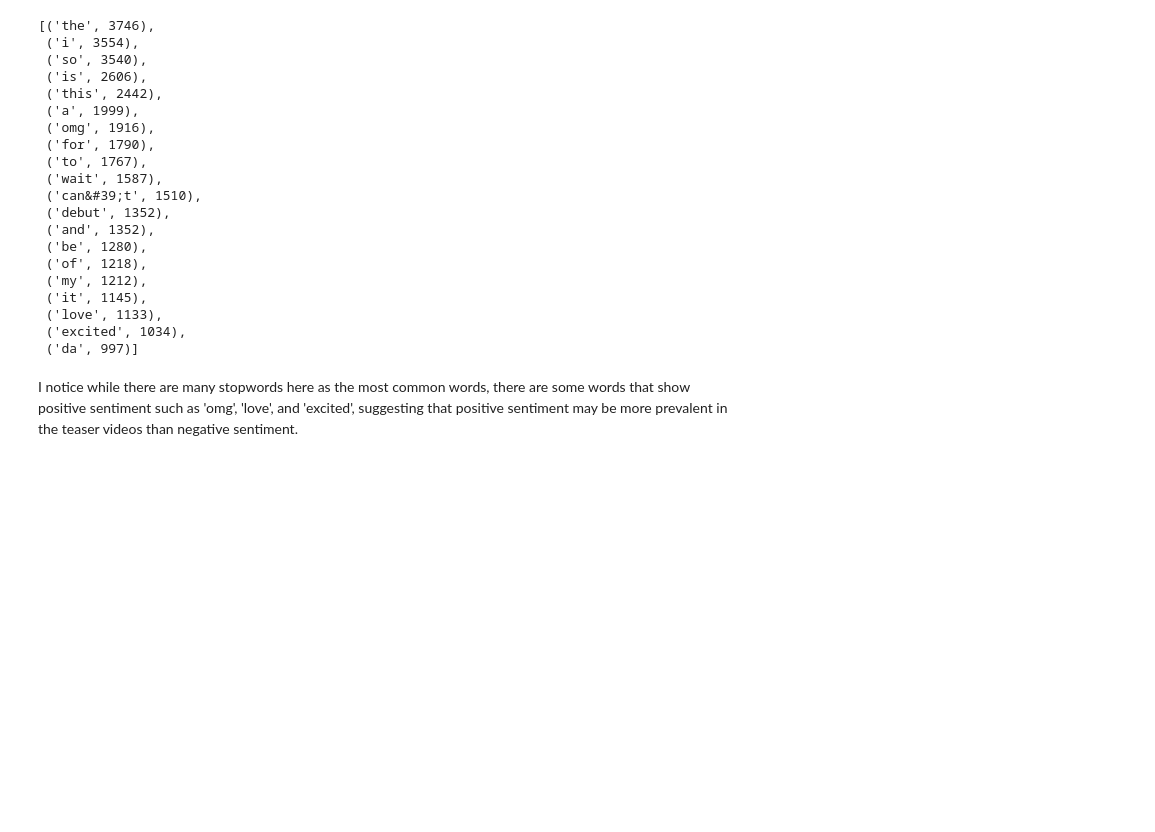
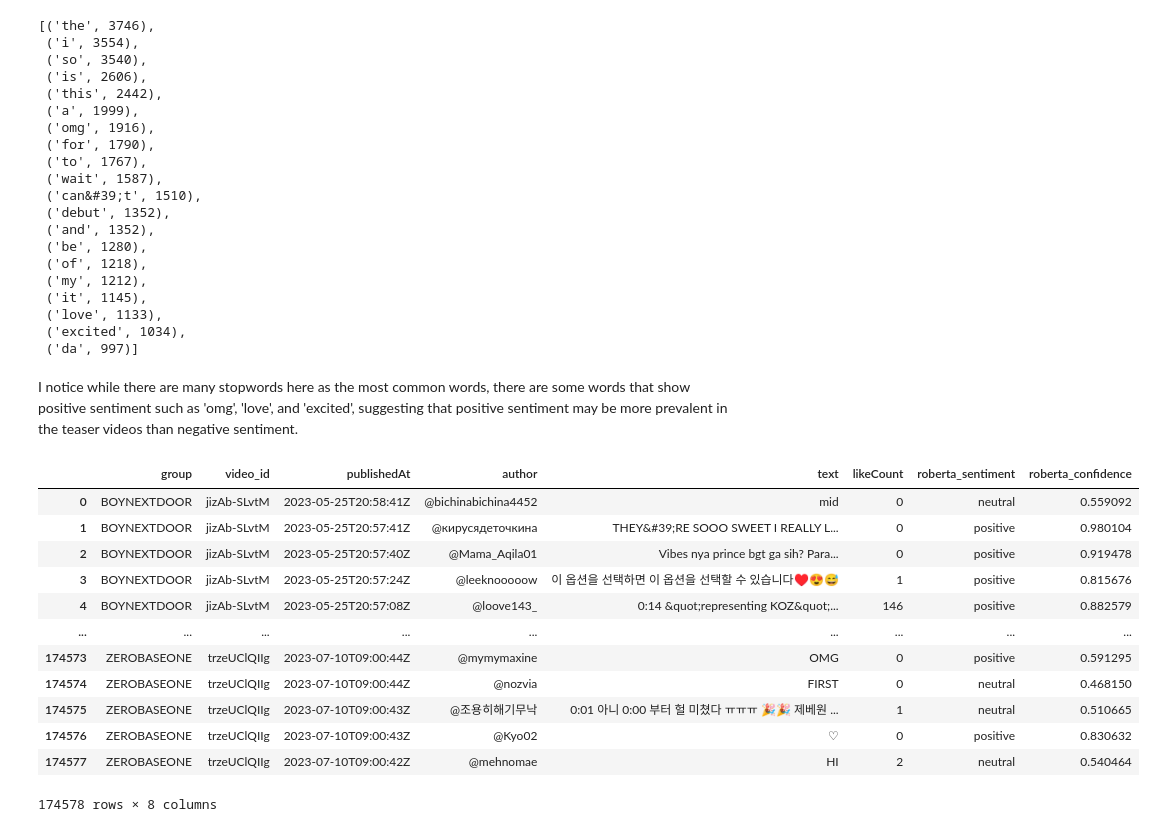
Before and after one commit to TkieuSU/hype-gap-youtube-sentiment, a Jupyter notebook: clean_teaser_comments.ipynb, the cells around one changed output. Drawn from its saved outputs; the diff is of its cells as text; code cells hidden in the pictures; blank space fills up the shorter version.

```diff
--- a/clean_teaser_comments.ipynb
+++ b/clean_teaser_comments.ipynb
@@ -158,3 +158,21 @@ Counter(words).most_common(20)
  ('da', 997)]
 # %% [markdown]
 I notice while there are many stopwords here as the most common words, there are some words that show positive sentiment such as 'omg', 'love', and 'excited', suggesting that positive sentiment may be more prevalent in the teaser videos than negative sentiment.
+# %%
+data = pd.read_csv('./data/debut_sentimental_analysis_roberta.csv')
+# %%
+data
+# %% [output]
+|  | group | video_id | publishedAt | author | text | likeCount | roberta_sentiment | roberta_confidence |
+| 0 | BOYNEXTDOOR | jizAb-SLvtM | 2023-05-25T20:58:41Z | @bichinabichina4452 | mid | 0 | neutral | 0.559092 |
+| 1 | BOYNEXTDOOR | jizAb-SLvtM | 2023-05-25T20:57:41Z | @кирусядеточкина | THEY&#39;RE SOOO SWEET I REALLY L... | 0 | positive | 0.980104 |
+| 2 | BOYNEXTDOOR | jizAb-SLvtM | 2023-05-25T20:57:40Z | @Mama_Aqila01 | Vibes nya prince bgt ga sih? Para... | 0 | positive | 0.919478 |
+| 3 | BOYNEXTDOOR | jizAb-SLvtM | 2023-05-25T20:57:24Z | @leeknooooow | 이 옵션을 선택하면 이 옵션을 선택할 수 있습니다♥️😍😅 | 1 | positive | 0.815676 |
+| 4 | BOYNEXTDOOR | jizAb-SLvtM | 2023-05-25T20:57:08Z | @loove143_ | 0:14 &quot;representing KOZ&quot;... | 146 | positive | 0.882579 |
+| ... | ... | ... | ... | ... | ... | ... | ... | ... |
+| 174573 | ZEROBASEONE | trzeUClQIIg | 2023-07-10T09:00:44Z | @mymymaxine | OMG | 0 | positive | 0.591295 |
+| 174574 | ZEROBASEONE | trzeUClQIIg | 2023-07-10T09:00:44Z | @nozvia | FIRST | 0 | neutral | 0.468150 |
+| 174575 | ZEROBASEONE | trzeUClQIIg | 2023-07-10T09:00:43Z | @조용히해기무낙 | 0:01 아니 0:00 부터 헐 미쳤다 ㅠㅠㅠ 🎉🎉 제베원 ... | 1 | neutral | 0.510665 |
+| 174576 | ZEROBASEONE | trzeUClQIIg | 2023-07-10T09:00:43Z | @Kyo02 | ♡ | 0 | positive | 0.830632 |
+| 174577 | ZEROBASEONE | trzeUClQIIg | 2023-07-10T09:00:42Z | @mehnomae | HI | 2 | neutral | 0.540464 |
+174578 rows × 8 columns
```
Also changed, not shown: 3 other files.
